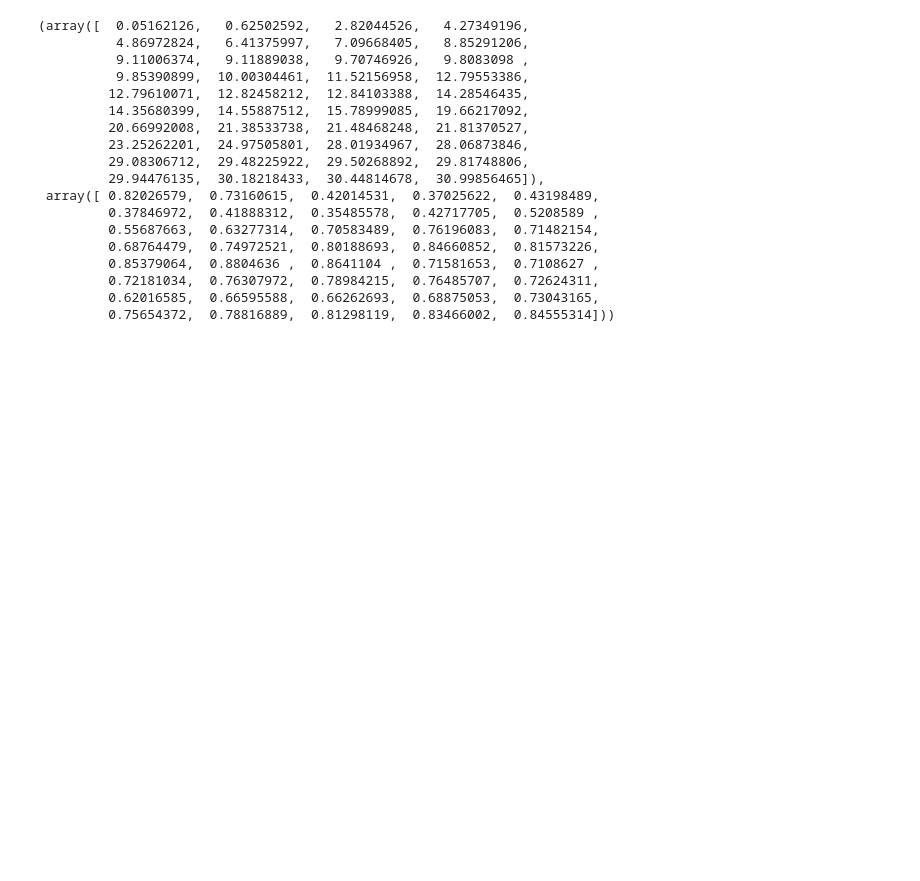
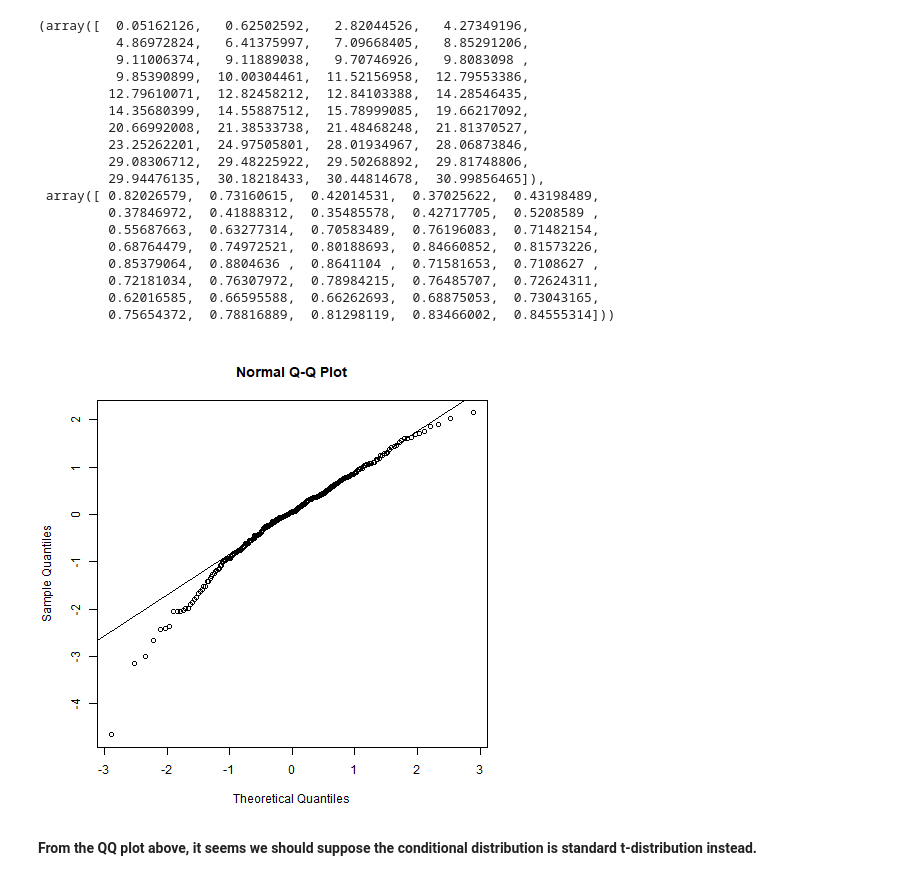
Before and after one commit to charlienew/Finance, a Jupyter notebook: garch in R.ipynb, the cells around one changed output. Cells and saved outputs as stored; diff of their text form; code cells hidden in the pictures; blank space fills up the shorter version.

```diff
--- a/garch in R.ipynb
+++ b/garch in R.ipynb
@@ -352,3 +352,11 @@ ljungbox(resid1)
          0.72181034,  0.76307972,  0.78984215,  0.76485707,  0.72624311,
          0.62016585,  0.66595588,  0.66262693,  0.68875053,  0.73043165,
          0.75654372,  0.78816889,  0.81298119,  0.83466002,  0.84555314]))
+# %%
+%%R -i resid1
+qqnorm(resid1)
+qqline(resid1)
+# %% [output]
+[figure, added]
+# %% [markdown]
+**From the QQ plot above, it seems we should suppose the conditional distribution is standard t-distribution instead.**
```
Also changed, not shown: parts of 10 cells of this notebook.
